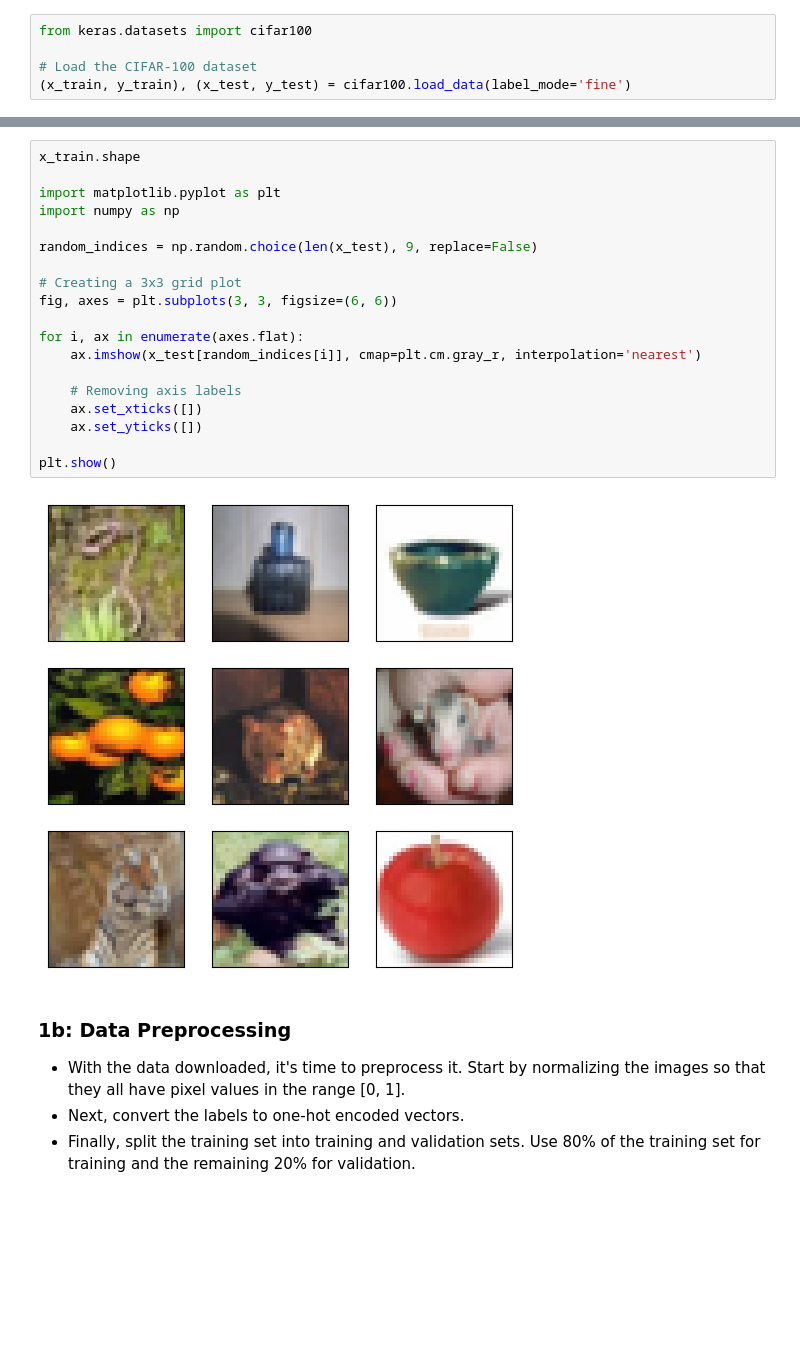
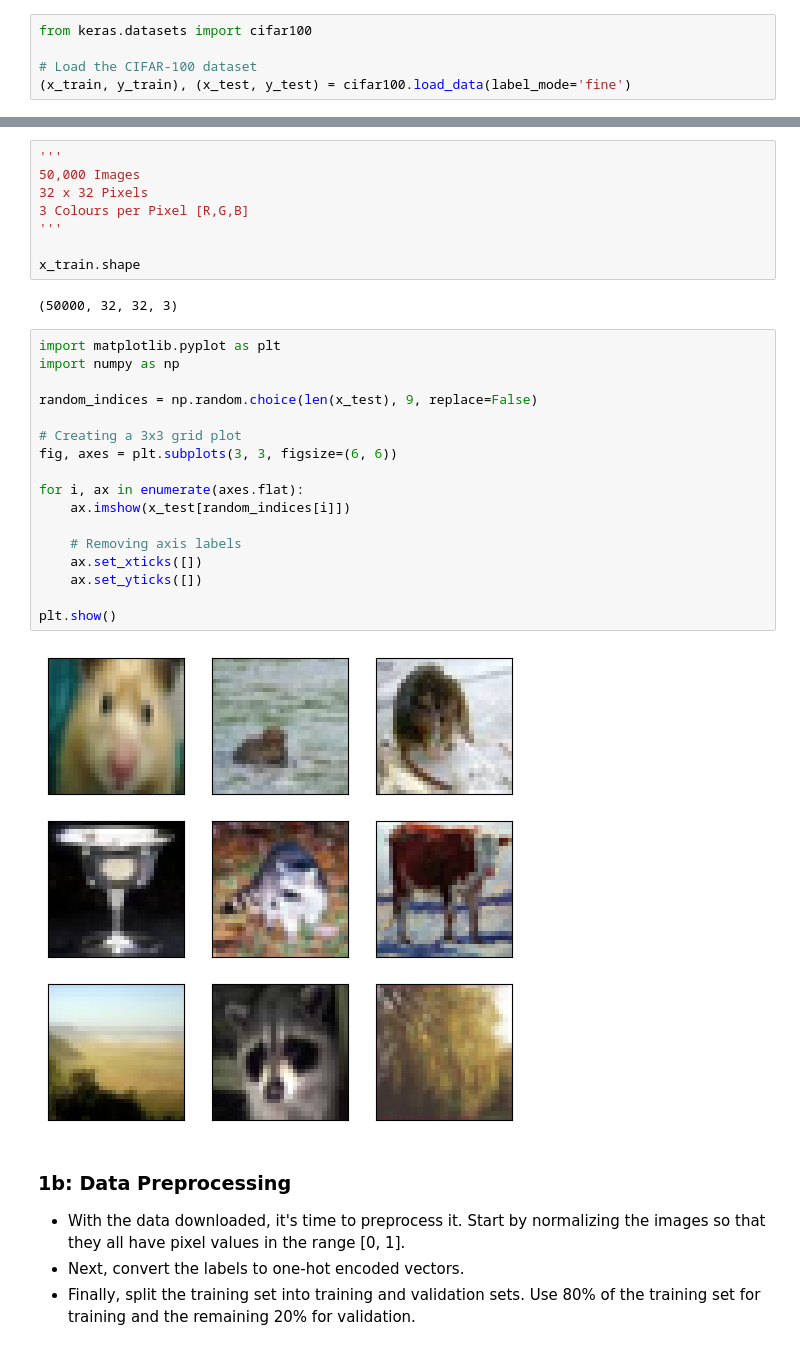
Before and after one commit to klin093/deep_learning, a Jupyter notebook: 02_activities/assignments/assignment_1.ipynb, the cells around one changed output, grey strips where cells are left out. Cells and saved outputs as stored; diff of their text form; blank space fills up the shorter version.

```diff
--- a/02_activities/assignments/assignment_1.ipynb
+++ b/02_activities/assignments/assignment_1.ipynb
@@ -40,24 +40,32 @@ print(len(class_names))
+# %%
+'''
+50,000 Images
+32 x 32 Pixels
+3 Colours per Pixel [R,G,B]
+'''
+
+x_train.shape
+# %% [output]
+(50000, 32, 32, 3)
 # %%
-x_train.shape
-
 import matplotlib.pyplot as plt
 import numpy as np
 
 random_indices = np.random.choice(len(x_test), 9, replace=False)
 
 # Creating a 3x3 grid plot
 fig, axes = plt.subplots(3, 3, figsize=(6, 6))
 
 for i, ax in enumerate(axes.flat):
-    ax.imshow(x_test[random_indices[i]], cmap=plt.cm.gray_r, interpolation='nearest')
+    ax.imshow(x_test[random_indices[i]])
 
     # Removing axis labels
     ax.set_xticks([])
     ax.set_yticks([])
 
 plt.show()
 # %% [output]
-[figure, old version]
+[figure, new version]
 # %% [markdown]
 ### 1b: Data Preprocessing
 - With the data downloaded, it's time to preprocess it. Start by normalizing the images so that they all have pixel values in the range [0, 1].
```
Also changed, not shown: parts of 2 cells of this notebook.
